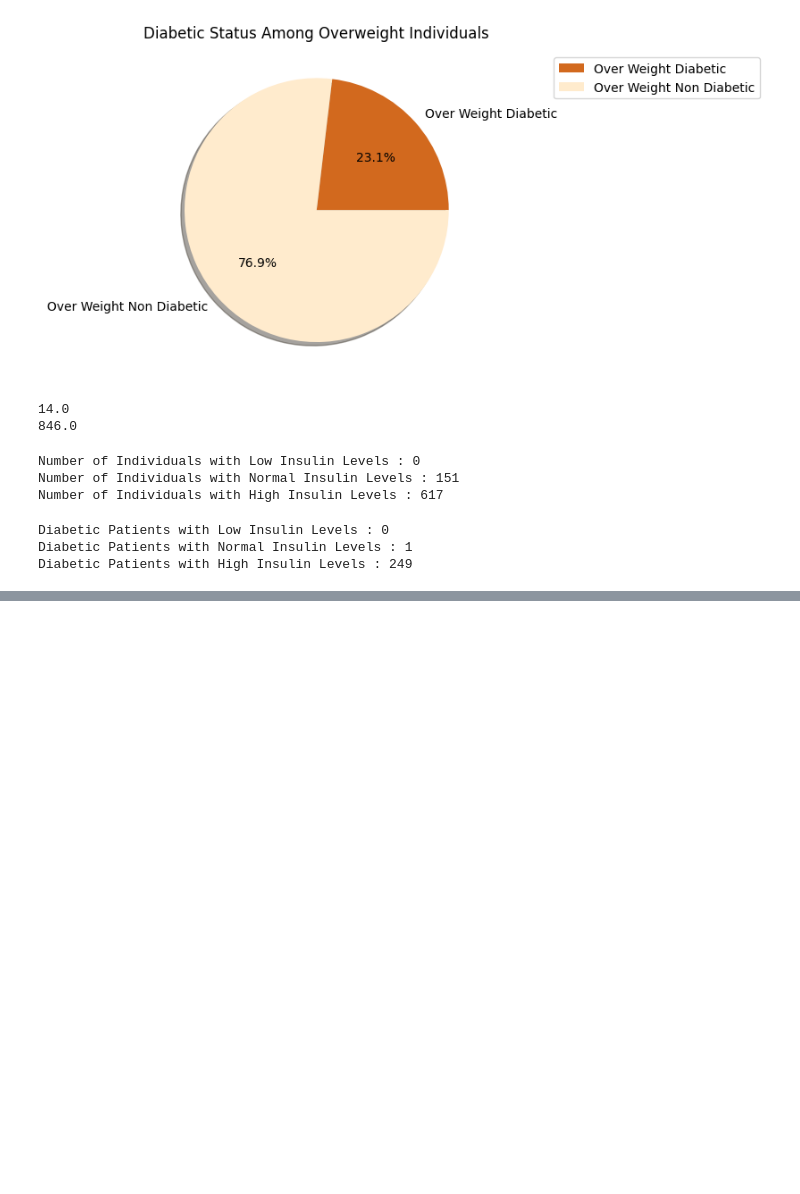
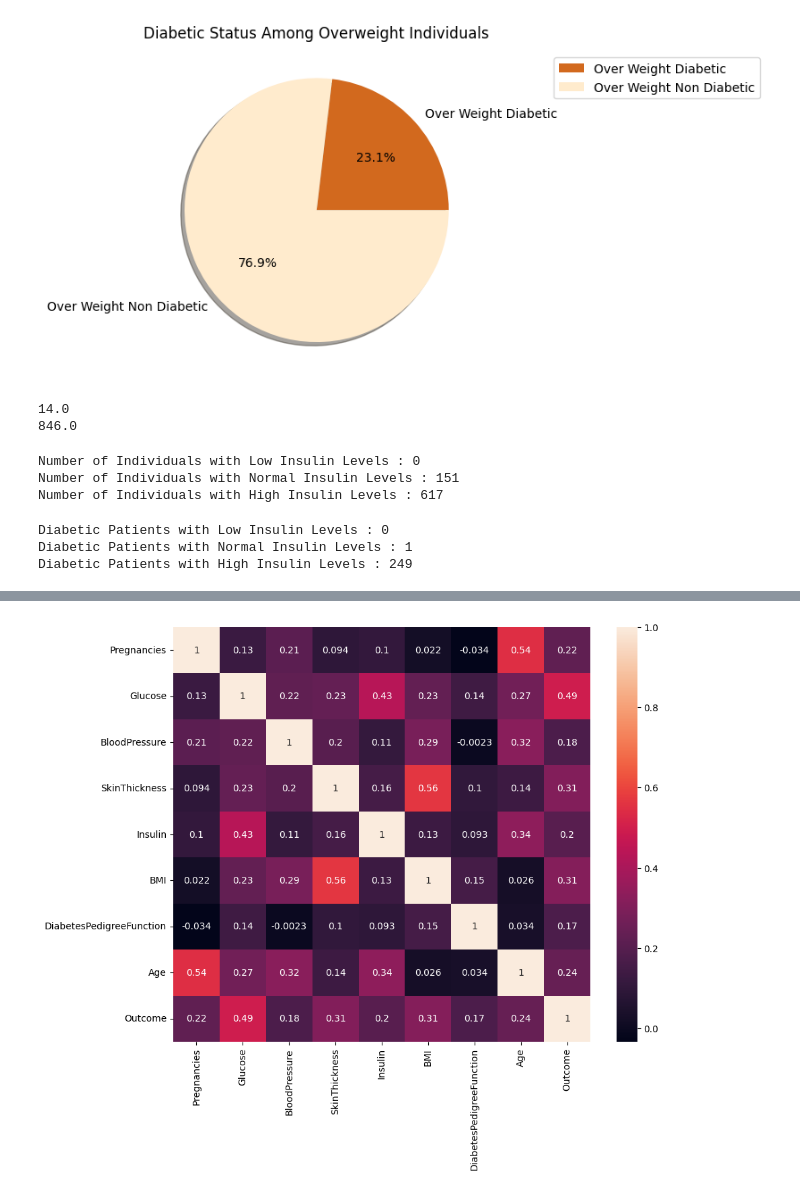
Before and after one commit to hafsatariq18/Diabetes-dataset, a Jupyter notebook: Diabetes Dataset.ipynb, the cells around one changed output, grey strips where cells are left out. Saved outputs shown, nothing was run; the diff lists cells and outputs as text; code cells hidden in the pictures; blank space fills up the shorter version.

Commit message:
Add correlation matrix heatmap
Added heatmap for correlation matrix in diabetes analysis

```diff
--- a/Diabetes Dataset.ipynb
+++ b/Diabetes Dataset.ipynb
@@ -391,3 +391,6 @@ print("Diabetic Patients with High Insulin Levels :",high_insulin_dia)
 Diabetic Patients with Low Insulin Levels : 0
 Diabetic Patients with Normal Insulin Levels : 1
 Diabetic Patients with High Insulin Levels : 249
+# %%
+correlation_matrix = df.corr()
+correlation_matrix
@@ -393,0 +408,6 @@ Diabetic Patients with High Insulin Levels : 249
+# %%
+plt.figure(figsize=(10, 8))
+sns.heatmap(correlation_matrix,annot=True)
+plt.show()
+# %% [output]
+[figure, added]
```
Also changed, not shown: parts of 1 cell of this notebook.
